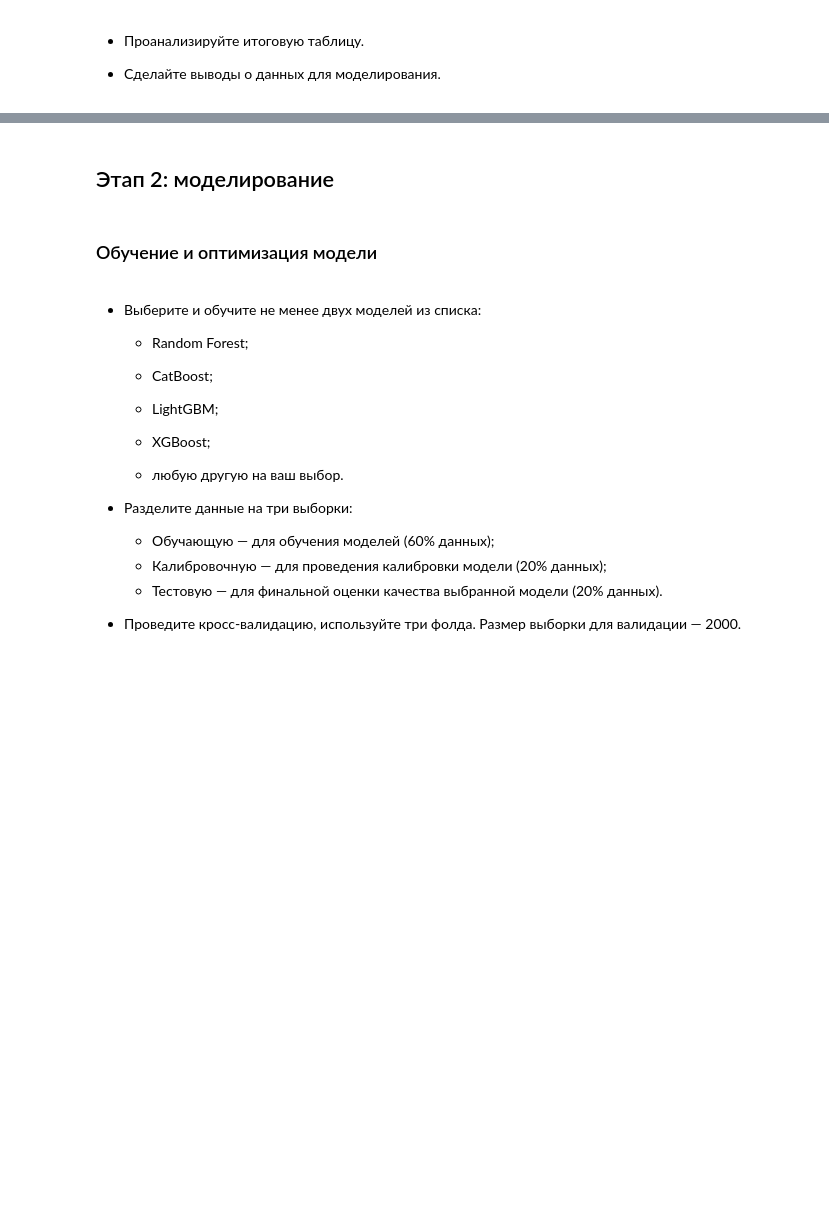
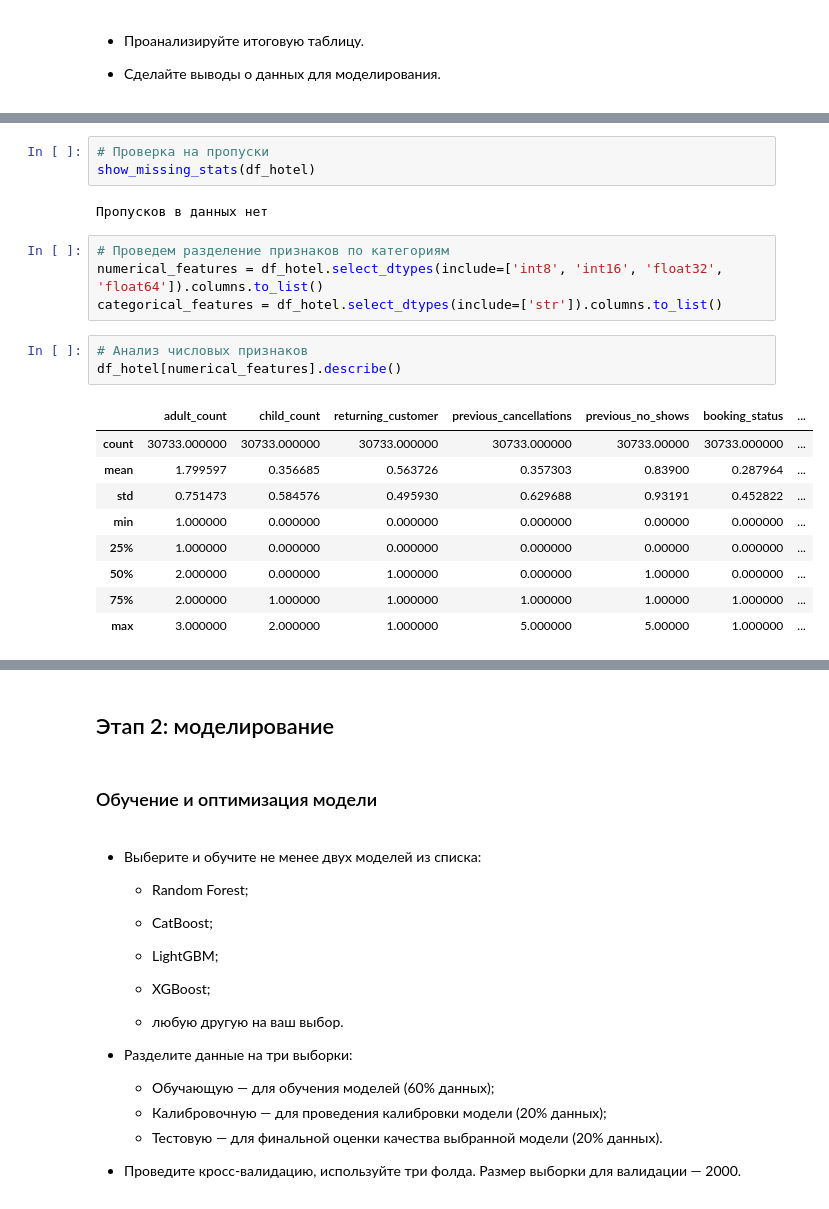
Before and after one commit to TemaQDX/project_module_04_urbanstay, a Jupyter notebook: project_module_04_urbanstay_Artem_Burov.ipynb, the cells around one changed output, grey strips where cells are left out. Cells and saved outputs as stored; diff of their text form; blank space fills up the shorter version.

```diff
--- a/project_module_04_urbanstay_Artem_Burov.ipynb
+++ b/project_module_04_urbanstay_Artem_Burov.ipynb
@@ -1431,0 +1452,22 @@ memory usage: 2.6 MB
+# %%
+# Проверка на пропуски
+show_missing_stats(df_hotel)
+# %% [output]
+Пропусков в данных нет
+# %%
+# Проведем разделение признаков по категориям
+numerical_features = df_hotel.select_dtypes(include=['int8', 'int16', 'float32', 'float64']).columns.to_list()
+categorical_features = df_hotel.select_dtypes(include=['str']).columns.to_list()
+# %%
+# Анализ числовых признаков
+df_hotel[numerical_features].describe()
+# %% [output]
+|  | adult_count | child_count | returning_customer | previous_cancellations | previous_no_shows | booking_status | ... |
+| count | 30733.000000 | 30733.000000 | 30733.000000 | 30733.000000 | 30733.00000 | 30733.000000 | ... |
+| mean | 1.799597 | 0.356685 | 0.563726 | 0.357303 | 0.83900 | 0.287964 | ... |
+| std | 0.751473 | 0.584576 | 0.495930 | 0.629688 | 0.93191 | 0.452822 | ... |
+| min | 1.000000 | 0.000000 | 0.000000 | 0.000000 | 0.00000 | 0.000000 | ... |
+| 25% | 1.000000 | 0.000000 | 0.000000 | 0.000000 | 0.00000 | 0.000000 | ... |
+| 50% | 2.000000 | 0.000000 | 1.000000 | 0.000000 | 1.00000 | 0.000000 | ... |
+| 75% | 2.000000 | 1.000000 | 1.000000 | 1.000000 | 1.00000 | 1.000000 | ... |
+| max | 3.000000 | 2.000000 | 1.000000 | 5.000000 | 5.00000 | 1.000000 | ... |
```
Also changed, not shown: parts of 12 cells of this notebook.
